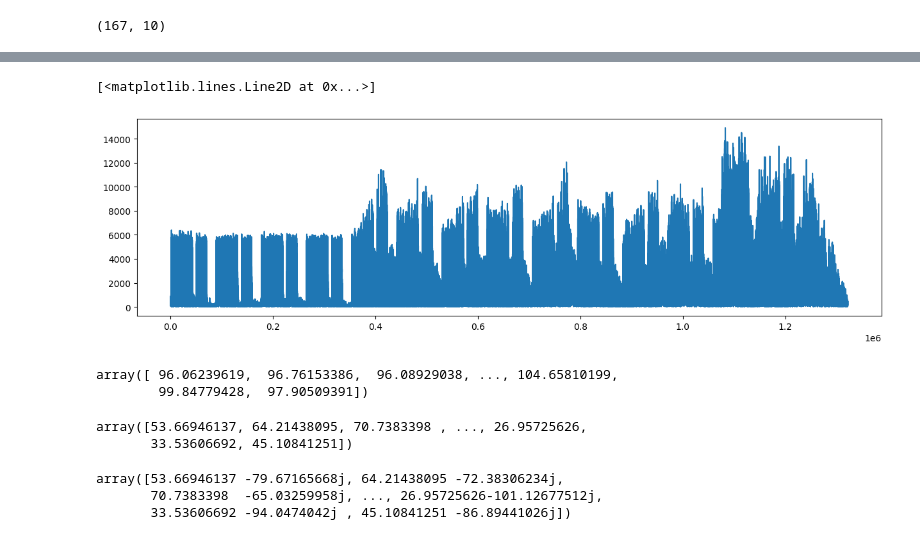
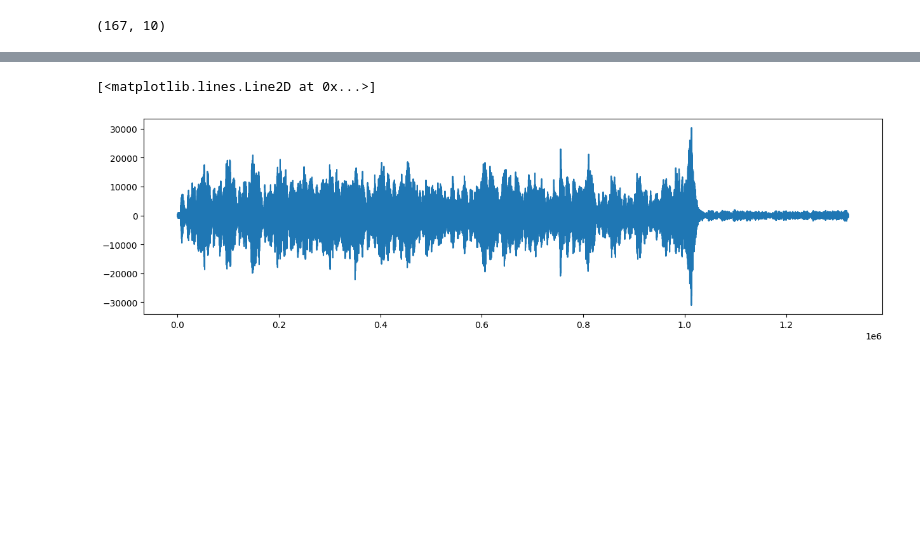
Before and after one commit to ermahechap/Distribuidos2023, a Jupyter notebook: Normal/PythonVersion/watermarking_test.ipynb, the cells around one changed output, grey strips where cells are left out. Drawn from its saved outputs; the diff is of its cells as text; code cells hidden in the pictures; blank space fills up the shorter version.

Commit message:
Complete encoding process. Need to check if embedding works ok

```diff
--- a/Normal/PythonVersion/watermarking_test.ipynb
+++ b/Normal/PythonVersion/watermarking_test.ipynb
@@ -4,7 +4,7 @@ from scipy.io import wavfile
 import wave
 import matplotlib.pyplot as plt
 # %%
-filename = "sample.wav"
+filename = "../../Samples/ImperialMarch60.wav"
 sample_rate, data = wavfile.read(filename)
 n_samples = data.shape[0]
 # %%
@@ -20,5 +20,5 @@ Call duration (seconds):  29.983
 # %%
-x = data[:, 0]
+x = data[:, 0] if len(data.shape) > 1 else data
 time = [i/sample_rate for i in range(len(x))]
 # %%
 print([x[i] for i in range(220500, 220510)])
@@ -71,13 +76,11 @@ print(bin_text)
 10011010111100100100000011011100110000101101101011001010010000001101001011100110010000001010011011011000110100101101101001000000101001101101000011000010110010001111001
 # %%
 # Starting embedding
-
 frame = len(bin_text) # total length of bits to embed
 embed_sample_sz = 10 # number of samples used to embed each bit
 p = frame*embed_sample_sz # total number of samples used for embedding data
 centre = n_samples/2+1 #centre frequency/ zero point
-
-embeddinpirg_freq = 5000 # in hz
+embedding_freq = 5000 # in hz
 
 X_abs = abs(x_fft_shifted) # positive values of fft
 X_angle = np.angle(x_fft_shifted) # angle of each point in fft
@@ -137,23 +167,7 @@ embedded_signal
 wavfile.write('out.wav', int(sample_rate), abs(embedded_signal))
 # %%
 plt.figure(figsize=(15, 4))
-plt.plot(abs(embedded_signal))
+plt.plot(embedded_signal)
 # %% [output]
 [<matplotlib.lines.Line2D at 0x...>]
-[figure, old version]
+[figure, new version]
-# %%
-abs(embedded_signal)
-# %% [output]
-array([ 96.06239619,  96.76153386,  96.08929038, ..., 104.65810199,
-        99.84779428,  97.90509391])
-# %%
-embedded_signal.real
-# %% [output]
-array([53.66946137, 64.21438095, 70.7383398 , ..., 26.95725626,
-       33.53606692, 45.10841251])
-# %%
-embedded_signal
-# %% [output]
-array([53.66946137 -79.67165668j, 64.21438095 -72.38306234j,
-       70.7383398  -65.03259958j, ..., 26.95725626-101.12677512j,
-       33.53606692 -94.0474042j , 45.10841251 -86.89441026j])
```
Also changed, not shown: parts of 15 cells of this notebook, 3 other files.
